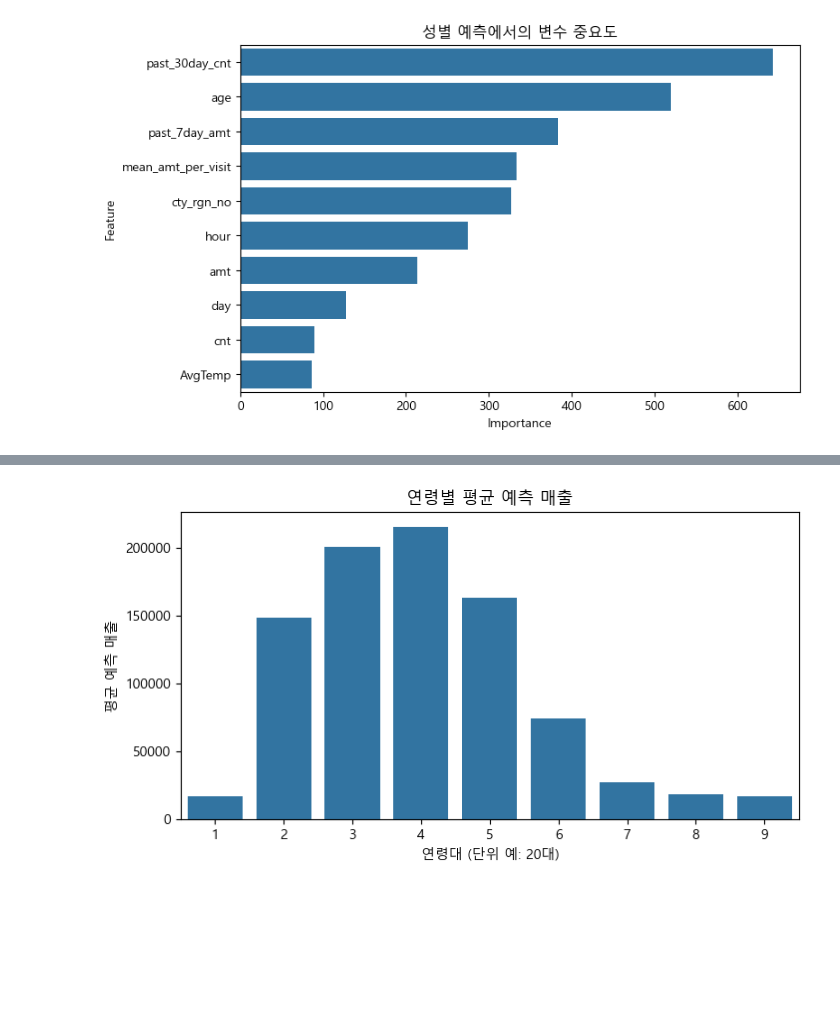
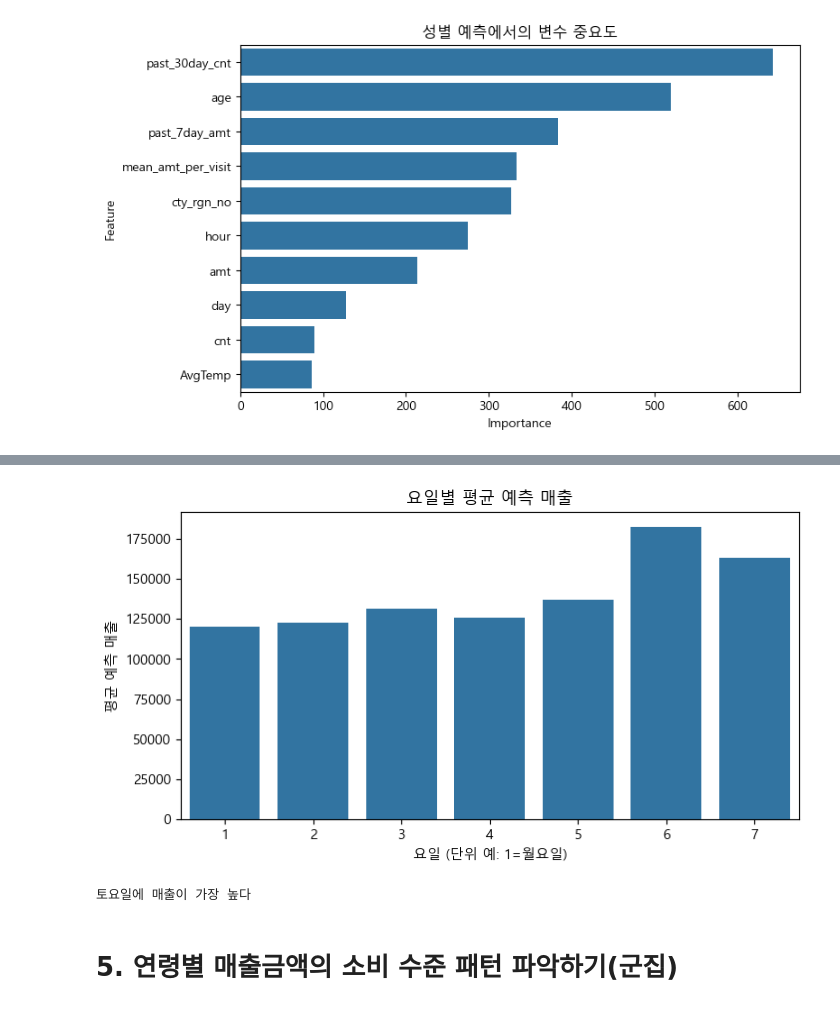
Before and after one commit to ESTCAMP-Team5/first_project, a Jupyter notebook: credit_card_usage_modeling/workspace/EDA/minseok/data/card2.ipynb, the cells around one changed output, grey strips where cells are left out. Drawn from its saved outputs; the diff is of its cells as text; code cells hidden in the pictures; blank space fills up the shorter version.

```diff
--- a/credit_card_usage_modeling/workspace/EDA/minseok/data/card2.ipynb
+++ b/credit_card_usage_modeling/workspace/EDA/minseok/data/card2.ipynb
@@ -318,10 +313,10 @@ features_amt = ['sex', 'age', 'hour', 'day',
 X = df[features_amt]
 y_amt = df['amt']
 #모델링(다양한 수치형 변수들을 바탕으로 구매횟수를를 예측하는 분류 모델)
-X_train, X_test, y_amt_train, y_amt_test = train_test_split(X, y_amt, test_size=0.2, random_state=42)
+X_amt_train, X_amt_test, y_amt_train, y_amt_test = train_test_split(X, y_amt, test_size=0.2, random_state=42)
 model = LGBMRegressor()
-model.fit(X_train, y_amt_train)
-y_pred_amt = model.predict(X_test)
+model.fit(X_amt_train, y_amt_train)
+y_pred_amt = model.predict(X_amt_test)
 y_amt_rmse = np.sqrt(mean_squared_error(y_amt_test, y_pred_amt))
 y_amt_r2_score = r2_score(y_amt_test,y_pred_amt)
 print("RMSE:", y_amt_rmse)
@@ -444,17 +501,21 @@ plt.show()
 # %%
-X_test_copy = X_test.copy()
-X_test_copy['predicted_amt'] = np.expm1(y_pred_amt)
+X_amt_test_copy = X_amt_test.copy()
+X_amt_test_copy['predicted_amt'] = np.expm1(y_pred_amt)
 
-# 요일별 평균 예측 매출
-mean_amt_by_age = X_test_copy.groupby('age')['predicted_amt'].mean()
+# 시간대별 평균 예측 매출
+mean_amt_by_day = X_amt_test_copy.groupby('day')['predicted_amt'].mean()
 
 # 시각화
 plt.figure(figsize=(8,4))
-sns.barplot(x=mean_amt_by_age.index-1, y=mean_amt_by_age.values)
-plt.title("연령별 평균 예측 매출")
-plt.xlabel("연령대 (단위 예: 20대)")
+sns.barplot(x=mean_amt_by_day.index, y=mean_amt_by_day.values)
+plt.title("요일별 평균 예측 매출")
+plt.xlabel("요일 (단위 예: 1=월요일)")
 plt.ylabel("평균 예측 매출")
 plt.show()
+print("토요일에 매출이 가장 높다")
 # %% [output]
-[figure, old version]
+[figure, new version]
+토요일에 매출이 가장 높다
+# %% [markdown]
+# 5. 연령별 매출금액의 소비 수준 패턴 파악하기(군집)
 # %%
```
Also changed, not shown: parts of 24 cells of this notebook.
